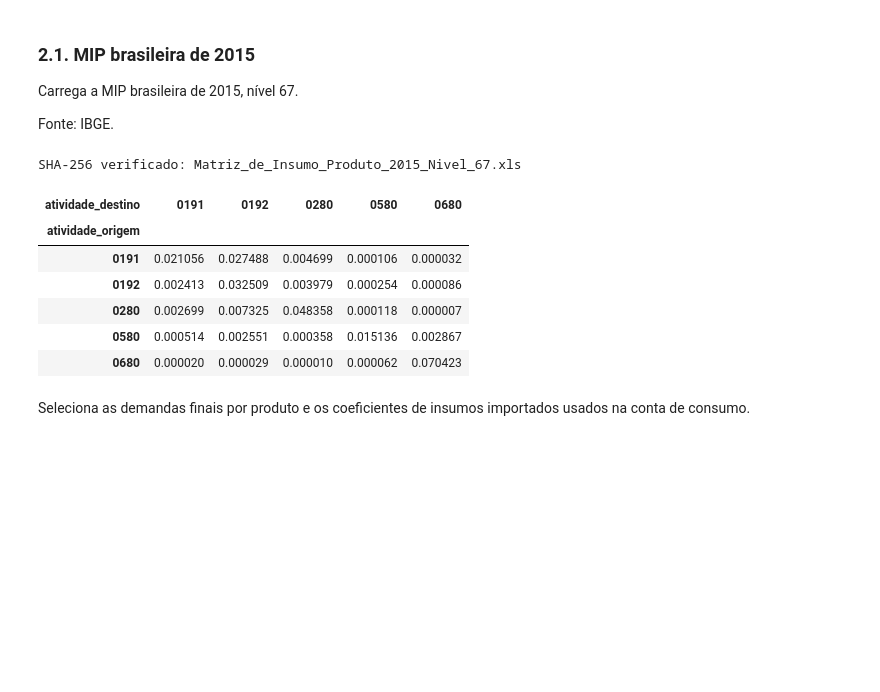
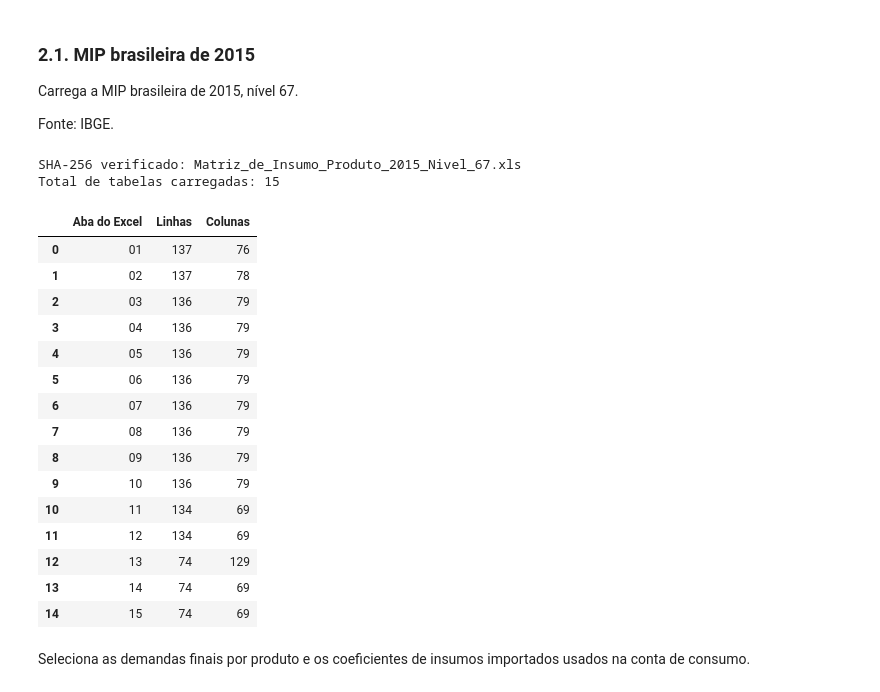
Before and after one commit to G-Cintra/Redes, a Jupyter notebook: analise_matriz_insumo_produto.ipynb, the cells around one changed output. Cells and saved outputs as stored; diff of their text form; code cells hidden in the pictures; blank space fills up the shorter version.

```diff
--- a/analise_matriz_insumo_produto.ipynb
+++ b/analise_matriz_insumo_produto.ipynb
@@ -39,18 +39,33 @@ Fonte: IBGE.
 # %%
 MIP = "mip_ibge_2015_67"
 
 tabelas = dados.carregar_matriz_67(MIP)
-# Preview da matriz dos coeficientes tecnicos intesetoriais (Tabela 14)
-mip.carregar_coeficientes_tecnicos_67(tabelas).head().iloc[:, :5]
+# Lista todas as abas carregadas, com as dimens?es das tabelas brutas.
+resumo_tabelas = pd.DataFrame([
+    {"Aba do Excel": nome, "Linhas": tabela.shape[0], "Colunas": tabela.shape[1]}
+    for nome, tabela in tabelas.items()
+])
+print(f"Total de tabelas carregadas: {len(tabelas)}")
+resumo_tabelas
 # %% [output]
 SHA-256 verificado: Matriz_de_Insumo_Produto_2015_Nivel_67.xls
+Total de tabelas carregadas: 15
-| atividade_destino | 0191 | 0192 | 0280 | 0580 | 0680 |
-| atividade_origem |  |  |  |  |  |
-| 0191 | 0.021056 | 0.027488 | 0.004699 | 0.000106 | 0.000032 |
-| 0192 | 0.002413 | 0.032509 | 0.003979 | 0.000254 | 0.000086 |
-| 0280 | 0.002699 | 0.007325 | 0.048358 | 0.000118 | 0.000007 |
-| 0580 | 0.000514 | 0.002551 | 0.000358 | 0.015136 | 0.002867 |
-| 0680 | 0.000020 | 0.000029 | 0.000010 | 0.000062 | 0.070423 |
+|  | Aba do Excel | Linhas | Colunas |
+| 0 | 01 | 137 | 76 |
+| 1 | 02 | 137 | 78 |
+| 2 | 03 | 136 | 79 |
+| 3 | 04 | 136 | 79 |
+| 4 | 05 | 136 | 79 |
+| 5 | 06 | 136 | 79 |
+| 6 | 07 | 136 | 79 |
+| 7 | 08 | 136 | 79 |
+| 8 | 09 | 136 | 79 |
+| 9 | 10 | 136 | 79 |
+| 10 | 11 | 134 | 69 |
+| 11 | 12 | 134 | 69 |
+| 12 | 13 | 74 | 129 |
+| 13 | 14 | 74 | 69 |
+| 14 | 15 | 74 | 69 |
 # %% [markdown]
 Seleciona as demandas finais por produto e os coeficientes de insumos importados usados na conta de consumo.
 # %%
```
Also changed, not shown: parts of 1 cell of this notebook.
